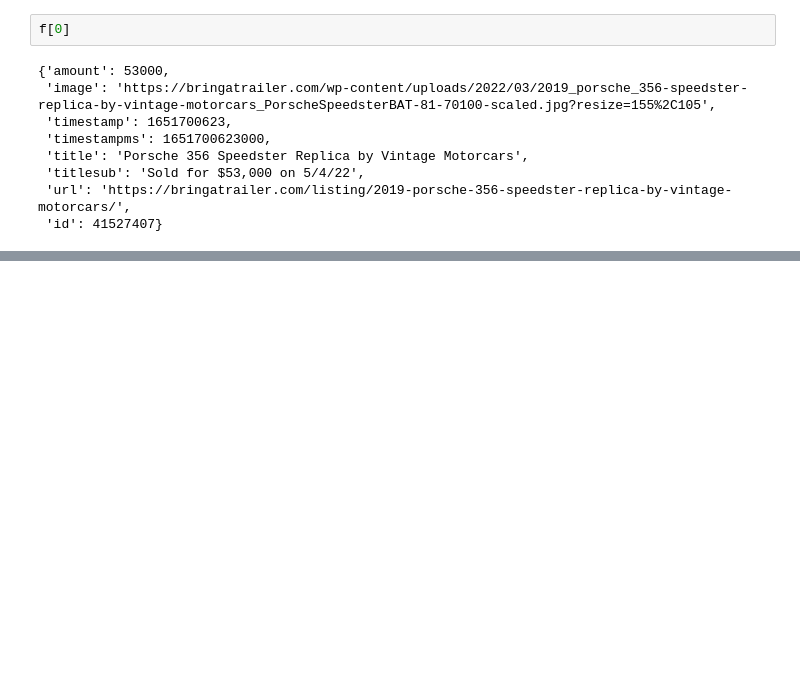
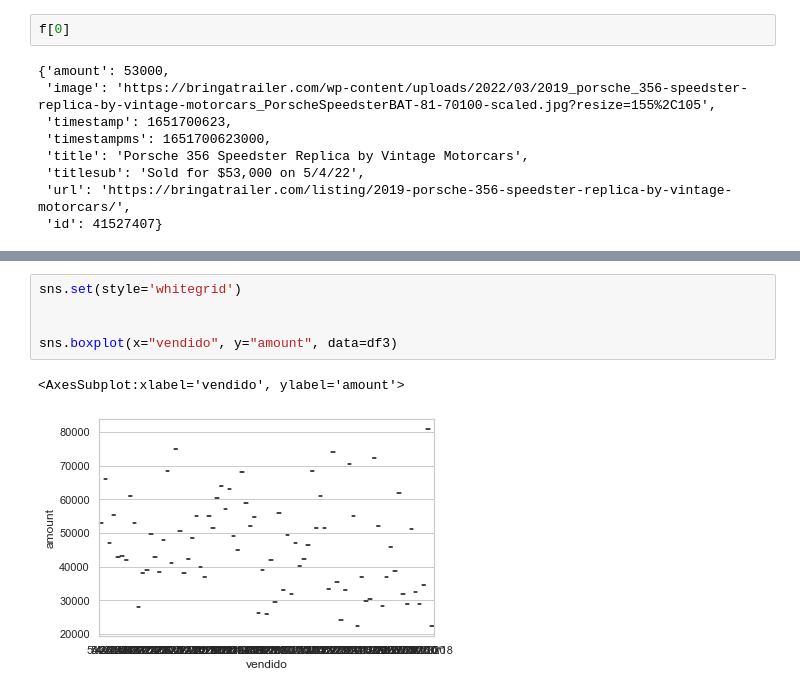
Before and after one commit to joooser/Web_Scrapper_Auction_Results_BaT, a Jupyter notebook: 356ReplicaBat.ipynb, the cells around one changed output, grey strips where cells are left out. Saved outputs shown, nothing was run; the diff lists cells and outputs as text; blank space fills up the shorter version.

```diff
--- a/356ReplicaBat.ipynb
+++ b/356ReplicaBat.ipynb
@@ -127,0 +203,8 @@ df
+# %%
+sns.set(style='whitegrid')
+
+
+sns.boxplot(x="vendido", y="amount", data=df3)
+# %% [output]
+<AxesSubplot:xlabel='vendido', ylabel='amount'>
+[figure, added]
```
Also changed, not shown: parts of 16 cells of this notebook.
